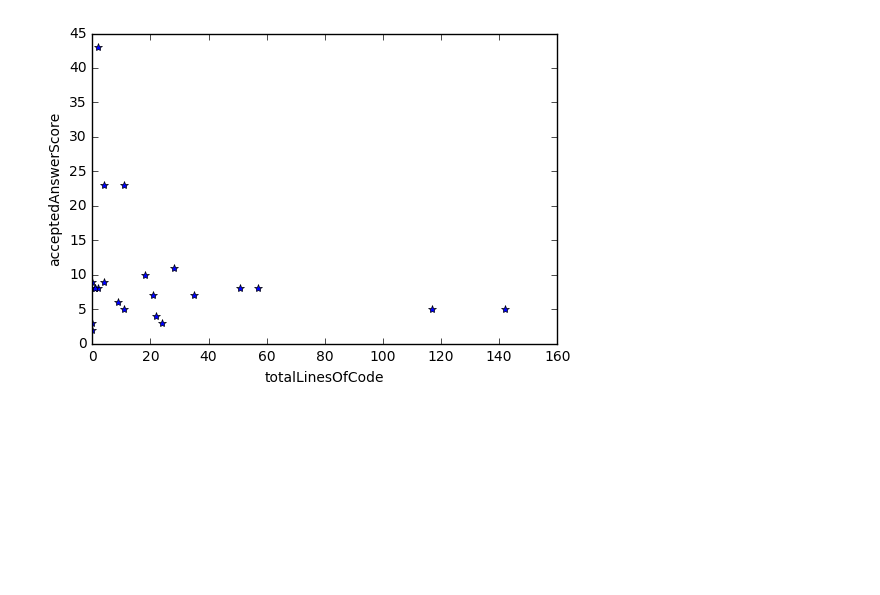
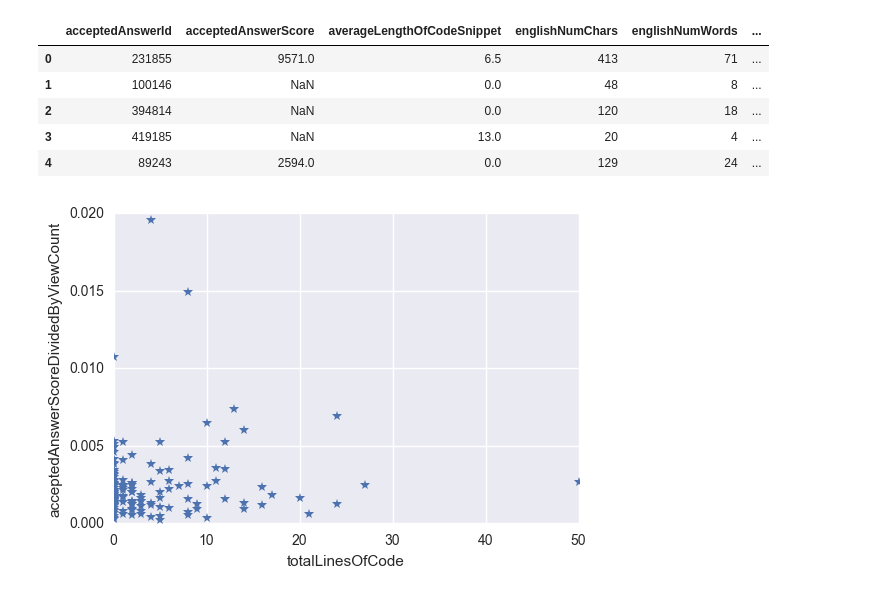
Before and after one commit to gotjennie/stackoverflowquestionanalysis, a Jupyter notebook: W7.ipynb, the cells around one changed output. Saved outputs shown, nothing was run; the diff lists cells and outputs as text; code cells hidden in the pictures; blank space fills up the shorter version.

```diff
--- a/W7.ipynb
+++ b/W7.ipynb
@@ -31,7 +33,40 @@ display(df)
-# %%
-plt.plot(df['totalLinesOfCode'], df['acceptedAnswerScore'], '*')
-plt.xlabel('totalLinesOfCode')
-plt.ylabel('acceptedAnswerScore')
-plt.show()
-# %% [output]
-[figure, removed]
+# %%
+def quickplot(df, x, y):
+    plt.plot(df[x], df[y], '*')
+    plt.xlabel(x)
+    plt.ylabel(y)
+    plt.show()
+
+def dividedByMax(df, col_name):
+    dbm_col_name = col_name + 'DividedByMax'
+    df[dbm_col_name] = df[col_name].div(df[col_name].max())
+    return df
+
+def normalize(df, col_name):
+    normalized_col_name = col_name + 'Normalized'
+    df[normalized_col_name] = (df[col_name] - df[col_name].mean()) / (df[col_name].max() - df[col_name].min())
+    return df
+
+def dividedByViewCount(df, col_name):
+    dvc_col_name = col_name + 'DividedByViewCount'
+    df[dvc_col_name] = df[col_name].div(df['viewCount'])
+    return df
+# %%
+### Normalized dataframe columns
+# df = normalize(df, 'totalLinesOfCode')
+# df = dividedByMax(df, 'acceptedAnswerScore')
+# df = normalize(df, 'acceptedAnswerScore')
+
+df = dividedByViewCount(df, 'acceptedAnswerScore')
+display(df.head())
+# %% [output]
+|  | acceptedAnswerId | acceptedAnswerScore | averageLengthOfCodeSnippet | englishNumChars | englishNumWords | ... |
+| 0 | 231855 | 9571.0 | 6.5 | 413 | 71 | ... |
+| 1 | 100146 | NaN | 0.0 | 48 | 8 | ... |
+| 2 | 394814 | NaN | 0.0 | 120 | 18 | ... |
+| 3 | 419185 | NaN | 13.0 | 20 | 4 | ... |
+| 4 | 89243 | 2594.0 | 0.0 | 129 | 24 | ... |
+# %%
+quickplot(df, 'totalLinesOfCode', 'acceptedAnswerScoreDividedByViewCount')
+# %% [output]
+[figure, added]
```
Also changed, not shown: parts of 4 cells of this notebook.
